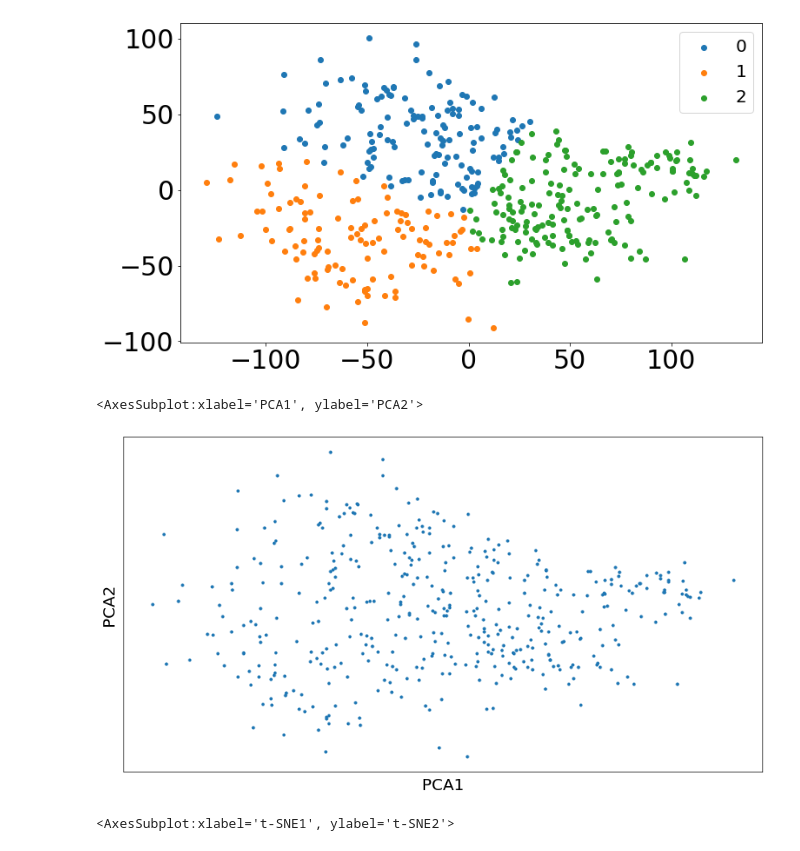
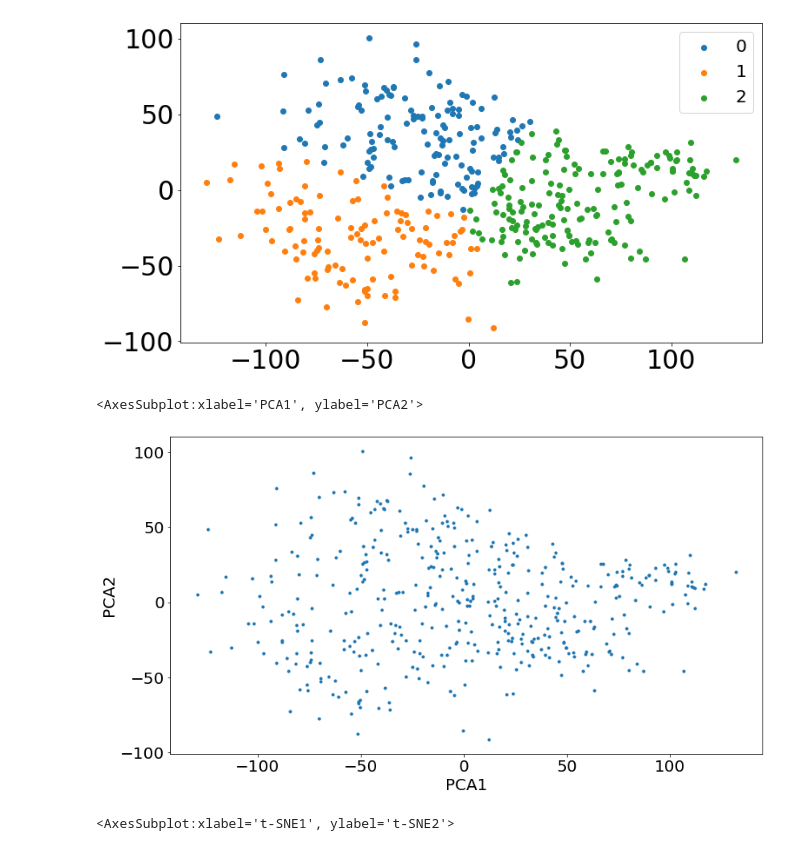
Before and after one commit to jingsday/notebooks, a Jupyter notebook: GBM_clustering.ipynb, the cells around one changed output. Saved outputs shown, nothing was run; the diff lists cells and outputs as text; code cells hidden in the pictures.

```diff
--- a/GBM_clustering.ipynb
+++ b/GBM_clustering.ipynb
@@ -110,10 +121,10 @@ plt.show()
 [0 1 2]
 [figure]
 # %%
-scprep.plot.scatter2d(data_pca, legend_anchor = (1,1), ticks=False, label_prefix = 'PCA')
+scprep.plot.scatter2d(data_pca, legend_anchor = (1,1), ticks=True, label_prefix = 'PCA')
 # %% [output]
 <AxesSubplot:xlabel='PCA1', ylabel='PCA2'>
-[figure, old version]
+[figure, new version]
 # %%
 import sklearn.manifold
 tsne_op = sklearn.manifold.TSNE()
```
Also changed, not shown: parts of 7 cells of this notebook.
